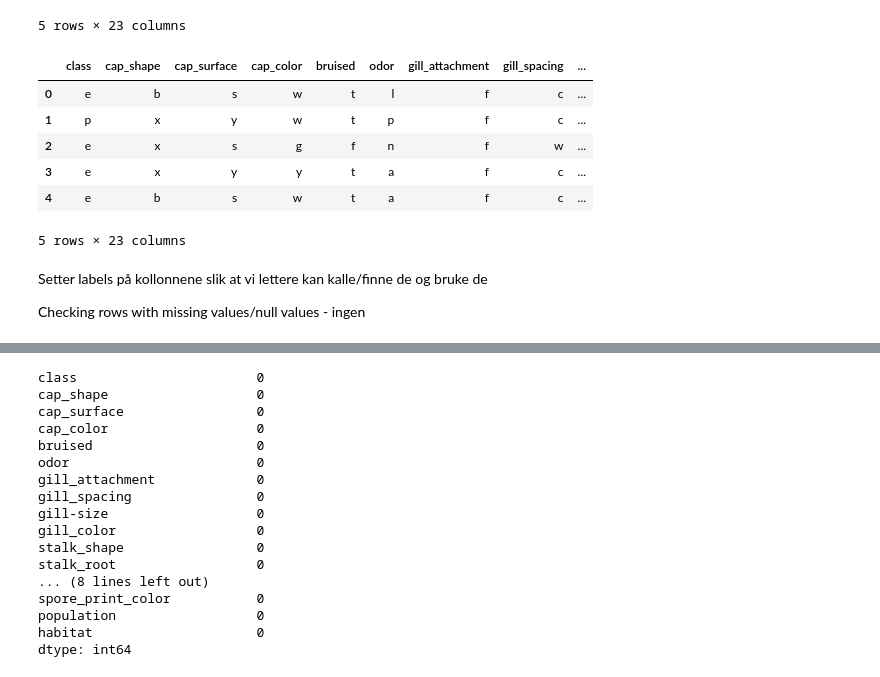
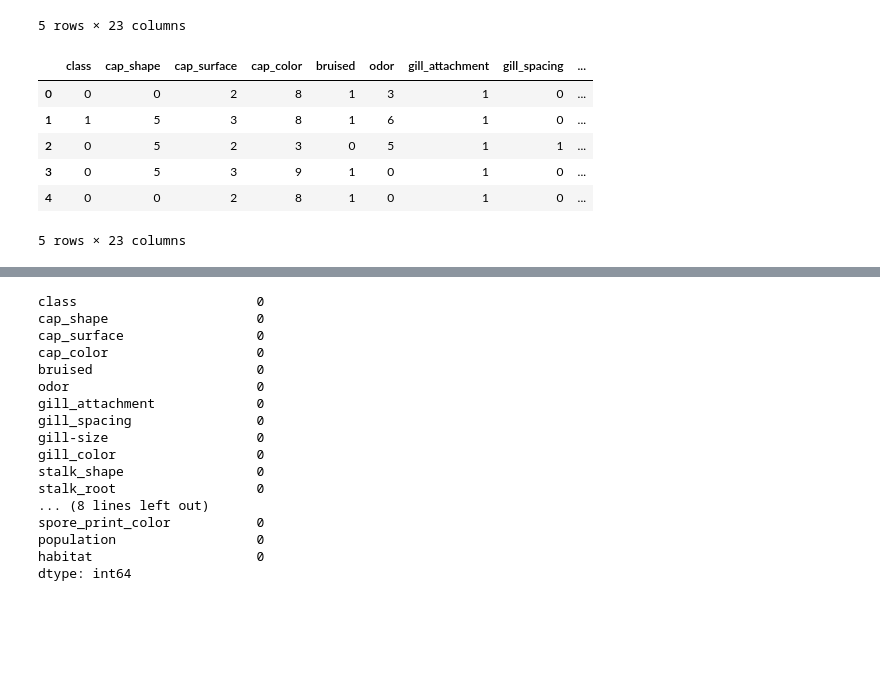
Before and after one commit to Emmanator/INFO283-ML-Gruoup-Project, a Jupyter notebook: Oppgave 1/Knn.ipynb, the cells around one changed output, grey strips where cells are left out. Drawn from its saved outputs; the diff is of its cells as text; code cells hidden in the pictures; blank space fills up the shorter version.

```diff
--- a/Oppgave 1/Knn.ipynb
+++ b/Oppgave 1/Knn.ipynb
@@ -24,23 +25,18 @@ mushroom.head()
 | 3 | e | x | y | y | t | a | f | c | b | n | ... | ... |
 | 4 | e | b | s | w | t | a | f | c | b | g | ... | ... |
 5 rows × 23 columns
-# %%
-labels = ['class', 'cap_shape', 'cap_surface', 'cap_color', 'bruised', 'odor',
-'gill_attachment', 'gill_spacing', 'gill-size', 'gill_color', 'stalk_shape', 'stalk_root',
-'stalk_surface_above_ring', 'stalk_surface_below_ring', 'stalk_color_above_ring', 'stalk_color_below_ring','veil_type', 'veil_color', 'ring_number',
-'ring-type', 'spore_print_color', 'population', 'habitat']
-
-df.columns = labels
-mushroom.head()
-# %% [output]
-|  | class | cap_shape | cap_surface | cap_color | bruised | odor | gill_attachment | gill_spacing | ... |
-| 0 | e | b | s | w | t | l | f | c | ... |
-| 1 | p | x | y | w | t | p | f | c | ... |
-| 2 | e | x | s | g | f | n | f | w | ... |
-| 3 | e | x | y | y | t | a | f | c | ... |
-| 4 | e | b | s | w | t | a | f | c | ... |
-5 rows × 23 columns
-# %% [markdown]
-Setter labels på kollonnene slik at vi lettere kan kalle/finne de og bruke de
-
-Checking rows with missing values/null values - ingen
+# %%
+labelencoder = LabelEncoder()
+
+for col in df.columns:
+    df[col] = labelencoder.fit_transform(df[col])
+
+mushroom.head()
+# %% [output]
+|  | class | cap_shape | cap_surface | cap_color | bruised | odor | gill_attachment | gill_spacing | ... |
+| 0 | 0 | 0 | 2 | 8 | 1 | 3 | 1 | 0 | ... |
+| 1 | 1 | 5 | 3 | 8 | 1 | 6 | 1 | 0 | ... |
+| 2 | 0 | 5 | 2 | 3 | 0 | 5 | 1 | 1 | ... |
+| 3 | 0 | 5 | 3 | 9 | 1 | 0 | 1 | 0 | ... |
+| 4 | 0 | 0 | 2 | 8 | 1 | 0 | 1 | 0 | ... |
+5 rows × 23 columns
```
Also changed, not shown: parts of 31 cells of this notebook, 1 other file.
